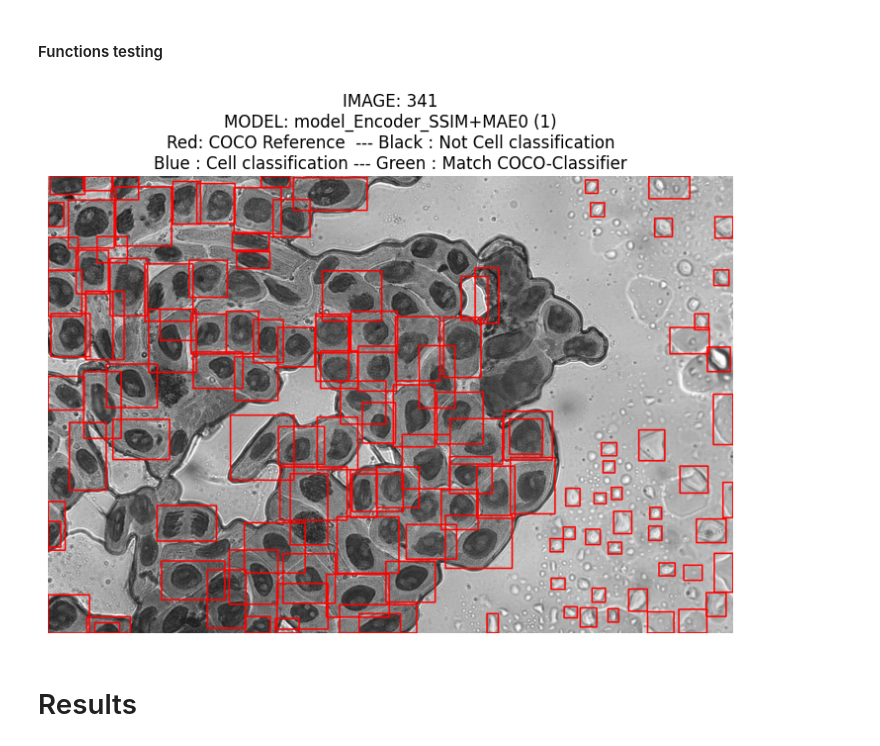
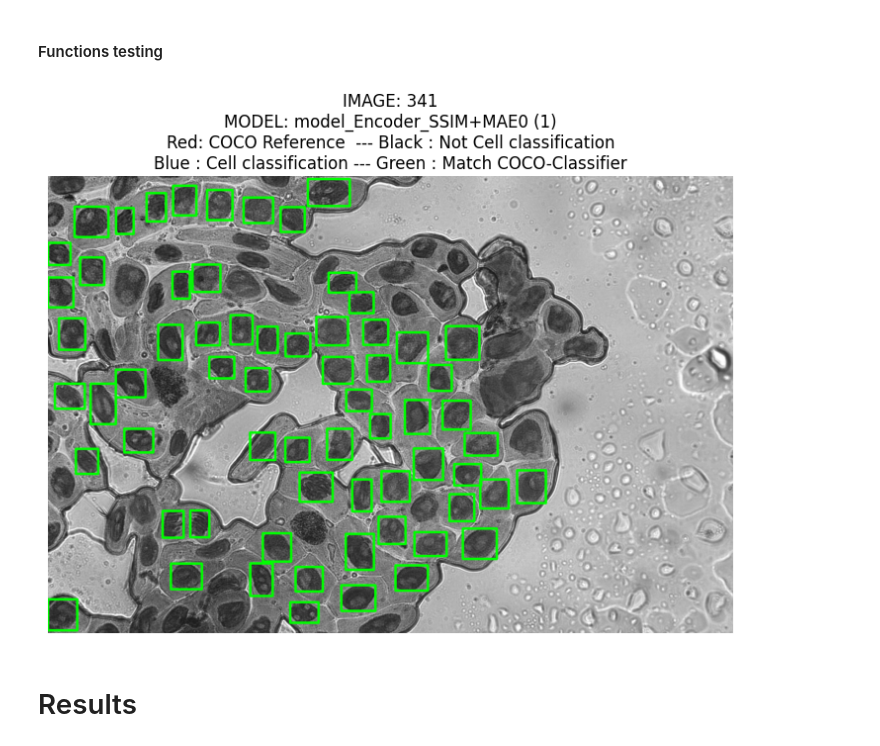
Before and after one commit to RawthiL/giar_ina_dev, a Jupyter notebook: notebooks/result_analysis/model_comparisson.ipynb, the cells around one changed output. Drawn from its saved outputs; the diff is of its cells as text; code cells hidden in the pictures.

```diff
--- a/notebooks/result_analysis/model_comparisson.ipynb
+++ b/notebooks/result_analysis/model_comparisson.ipynb
@@ -54,7 +58,7 @@ pwd
 # %% [output]
 '/home/nicolas/Documentos/UTN/INA/giar_ina_dev/notebooks/result_analysis'
 # %%
-CSV_PATH = '../../output/sam_uploaded_out/'
+CSV_PATH = '../../output/data/'
 CROPS_PATH = '../../output/cropped_cells_full/'
 MODELS_PATH = '../../models/'
 IMAGES_PATH = '../../media/data/input/'
@@ -345,49 +349,49 @@ models_compare = ["model_Encoder_SSIM+MAE0 (1)"]
 for this_model in models_compare:
     df = pd.read_csv(os.path.join(OUTPUT_PATH, "evaluated", this_model, f"{str(img_num)}.csv"))
     bboxes_og =  get_cells_bbox(data, img_num)
     df_cells = df.loc[df['is_cell_sam']==True]
     bboxes_sam_cells = [tuple(map(int, row)) for row in df_cells[['x', 'y', 'w', 'h']].values]
     df_not = df.loc[df['is_cell_sam']==False]
     bboxes_sam_not = [tuple(map(int, row)) for row in df_not[['x', 'y', 'w', 'h']].values]
     img = cv.imread(os.path.join(IMAGES_PATH, f'{str(img_num)}.png'))
 
 
-    for bbox in bboxes_og:
-        x, y, w, h = bbox
-        x1, y1 = int(x), int(y)
-        x2, y2 = int(x + w), int(y + h)
-        cv.rectangle(img, (x1, y1), (x2, y2), (255, 0, 0), 10)
+    # for bbox in bboxes_og:
+    #     x, y, w, h = bbox
+    #     x1, y1 = int(x), int(y)
+    #     x2, y2 = int(x + w), int(y + h)
+    #     cv.rectangle(img, (x1, y1), (x2, y2), (255, 0, 0), 10)
 
-    for bbox in bboxes_sam_cells:
-        x, y, w, h = bbox
-        x1, y1 = int(x), int(y)
-        x2, y2 = int(x + w), int(y + h)
-        cv.rectangle(img, (x1, y1), (x2, y2), (0, 255, 0), 5)
+    # for bbox in bboxes_sam_cells:
+    #     x, y, w, h = bbox
+    #     x1, y1 = int(x), int(y)
+    #     x2, y2 = int(x + w), int(y + h)
+    #     cv.rectangle(img, (x1, y1), (x2, y2), (0, 255, 0), 5)
 
-    for bbox in bboxes_sam_not:
-        x, y, w, h = bbox
-        x1, y1 = int(x), int(y)
-        x2, y2 = int(x + w), int(y + h)
-        cv.rectangle(img, (x1, y1), (x2, y2), (255, 0, 0), 5)
+    # for bbox in bboxes_sam_not:
+    #     x, y, w, h = bbox
+    #     x1, y1 = int(x), int(y)
+    #     x2, y2 = int(x + w), int(y + h)
+    #     cv.rectangle(img, (x1, y1), (x2, y2), (0, 0, 255), 10)
 
     for bbox_sam in bboxes_sam_cells:
         for bbox_og in bboxes_og:
             # if bb_overlap_percentage(bbox_sam, bbox_og) >= 0.2:
             # if bbox_fully_contained(bbox_sam, bbox_og):
             if bbox_fully_contained(bbox_sam, bbox_og) or bb_overlap_percentage(bbox_sam, bbox_og) >= 0.75:
                 # x, y, w, h = bbox_og
                 x, y, w, h = bbox_sam
                 x1, y1 = int(x), int(y)
                 x2, y2 = int(x + w), int(y + h)
                 cv.rectangle(img, (x1, y1), (x2, y2), (0, 255, 0), 10)
 
     plt.figure(figsize=(10, 6))
     plt.imshow(img)
     plt.axis('off')
     plt.title(f"IMAGE: {img_num}\nMODEL: {this_model}\nRed: COCO Reference  --- Black : Not Cell classification\nBlue : Cell classification --- Green : Match COCO-Classifier")
     plt.show()
 # %% [output]
-[figure, old version]
+[figure, new version]
 # %% [markdown]
 # Results
 # %%
```
Also changed, not shown: parts of 1 cell of this notebook, 9 other files.
